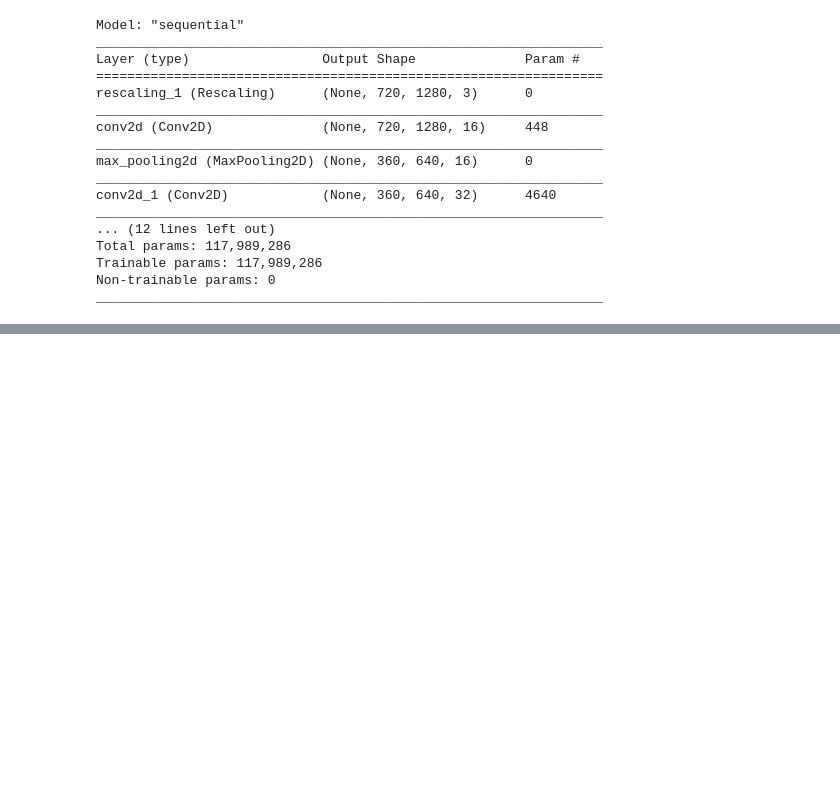
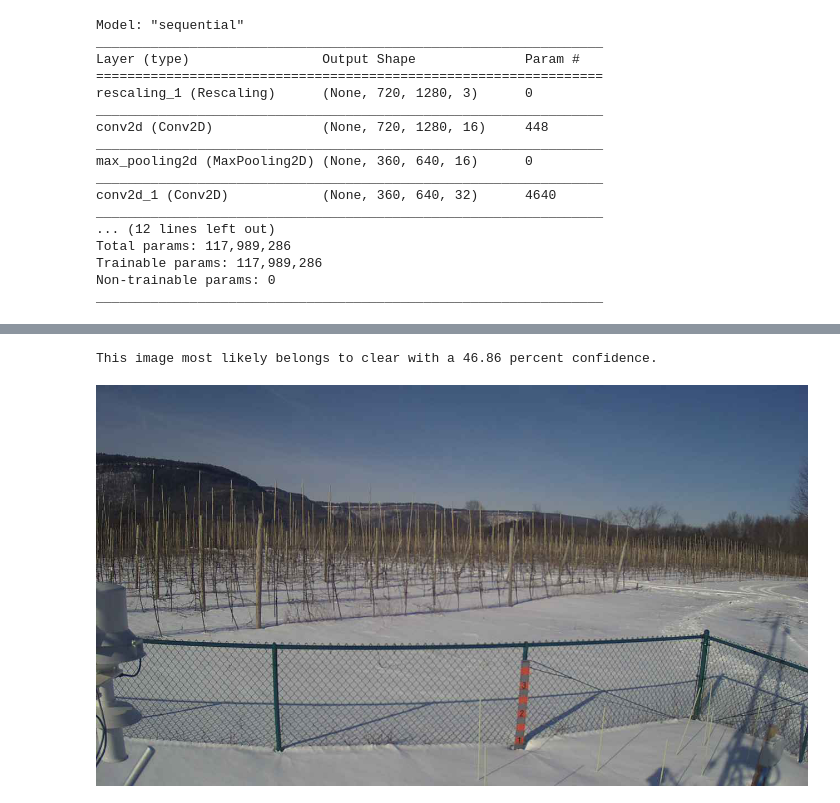
Before and after one commit to arnoldas500/clouds_detection, a Jupyter notebook: cloud_classifier.ipynb, the cells around one changed output, grey strips where cells are left out. Cells and saved outputs as stored; diff of their text form; code cells hidden in the pictures; blank space fills up the shorter version.

```diff
--- a/cloud_classifier.ipynb
+++ b/cloud_classifier.ipynb
@@ -345,0 +375,29 @@ Epoch 5/15
+# %%
+#overcast 20191030T161529_VOOR
+
+#rain 20161013T164513_YORK.jpg_sliding_window.jpg
+
+#partly 20191112T183029_VOOR
+
+#clear 20190511T122529_VOOR
+#clear 20191008T165026_BURT
+#clear 20160420T221001_DELE
+new_img_path = '/home/arnold/raindrop-detection-cnn/test/20190202T145529_VOOR.jpg'
+
+img = keras.preprocessing.image.load_img(
+    new_img_path, target_size=(img_height, img_width)
+)
+img_array = keras.preprocessing.image.img_to_array(img)
+img_array = tf.expand_dims(img_array, 0) # Create a batch
+
+predictions = model.predict(img_array)
+score = tf.nn.softmax(predictions[0])
+
+print(
+    "This image most likely belongs to {} with a {:.2f} percent confidence."
+    .format(class_names[np.argmax(score)], 100 * np.max(score))
+)
+PIL.Image.open(new_img_path)
+# %% [output]
+This image most likely belongs to clear with a 46.86 percent confidence.
+[figure, added]
```
Also changed, not shown: parts of 8 cells of this notebook.
